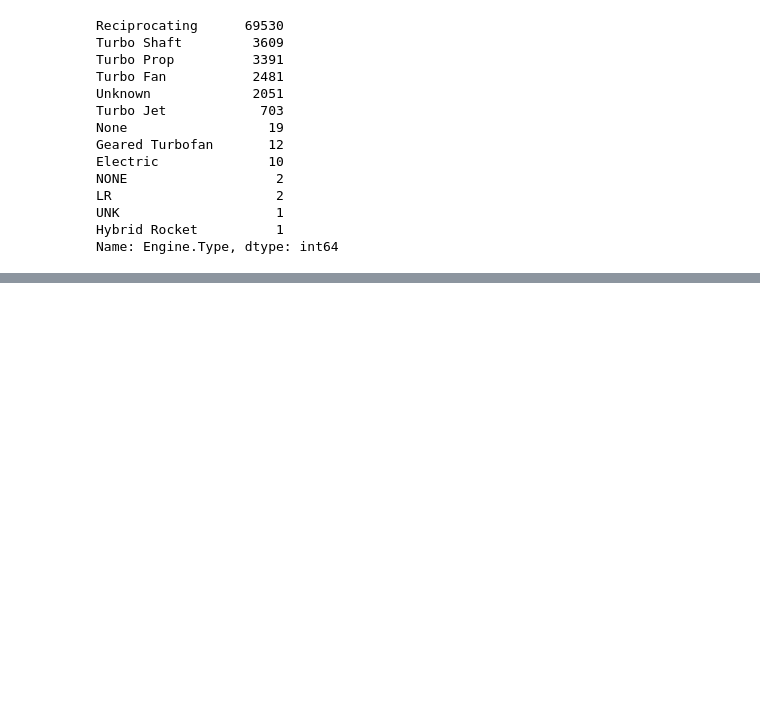
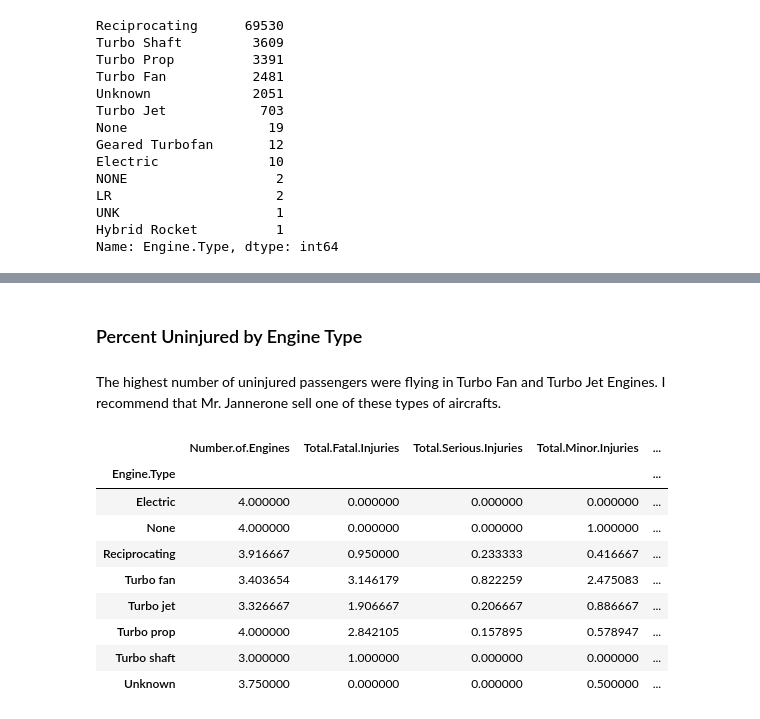
Before and after one commit to josh-g-grimes/Aviation-Data, a Jupyter notebook: notebook.ipynb, the cells around one changed output, grey strips where cells are left out. Saved outputs shown, nothing was run; the diff lists cells and outputs as text; code cells hidden in the pictures; blank space fills up the shorter version.

```diff
--- a/notebook.ipynb
+++ b/notebook.ipynb
@@ -172,2 +258,0 @@ ad['Total.Uninjured'] = ad['Total.Uninjured'].fillna(value=0).copy()
-# %%
-ad = ad.dropna()
@@ -434,0 +313,17 @@ admodels.groupby(['Model']).sum().plot(kind="bar", figsize=(25,15), fontsize=48)
+# %% [markdown]
+### Percent Uninjured by Engine Type
+# %% [markdown]
+The highest number of uninjured passengers were flying in Turbo Fan and Turbo Jet Engines. I recommend that Mr. Jannerone sell one of these types of aircrafts.
+# %%
+ad_three_four.groupby(['Engine.Type']).mean()
+# %% [output]
+|  | Number.of.Engines | Total.Fatal.Injuries | Total.Serious.Injuries | Total.Minor.Injuries | ... |
+| Engine.Type |  |  |  |  | ... |
+| Electric | 4.000000 | 0.000000 | 0.000000 | 0.000000 | ... |
+| None | 4.000000 | 0.000000 | 0.000000 | 1.000000 | ... |
+| Reciprocating | 3.916667 | 0.950000 | 0.233333 | 0.416667 | ... |
+| Turbo fan | 3.403654 | 3.146179 | 0.822259 | 2.475083 | ... |
+| Turbo jet | 3.326667 | 1.906667 | 0.206667 | 0.886667 | ... |
+| Turbo prop | 4.000000 | 2.842105 | 0.157895 | 0.578947 | ... |
+| Turbo shaft | 3.000000 | 1.000000 | 0.000000 | 0.000000 | ... |
+| Unknown | 3.750000 | 0.000000 | 0.000000 | 0.500000 | ... |
```
Also changed, not shown: parts of 106 cells of this notebook, 5 other files.
